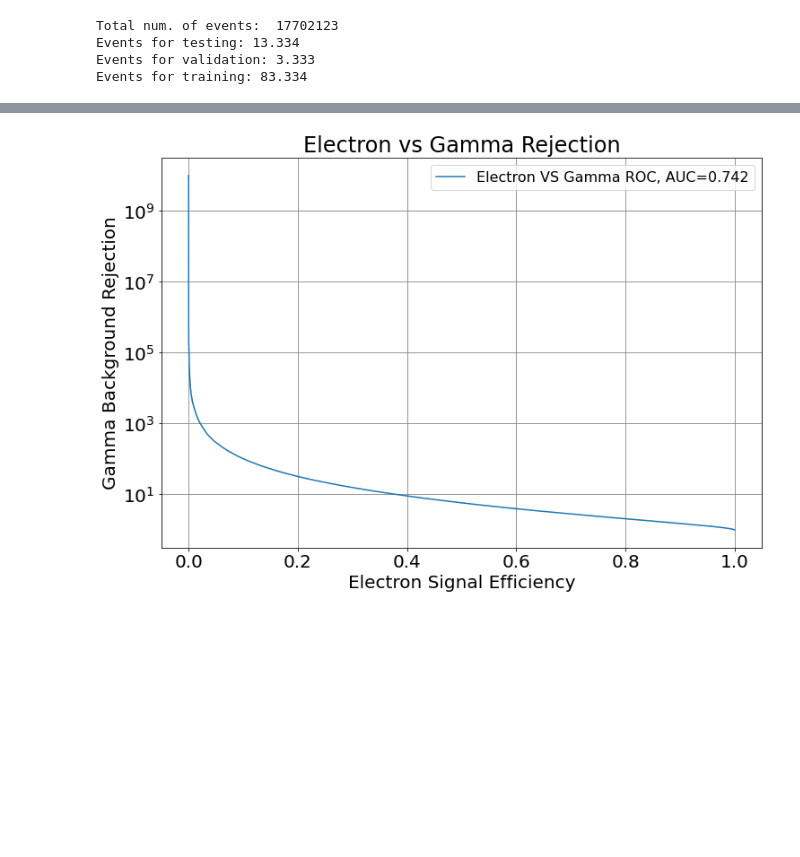
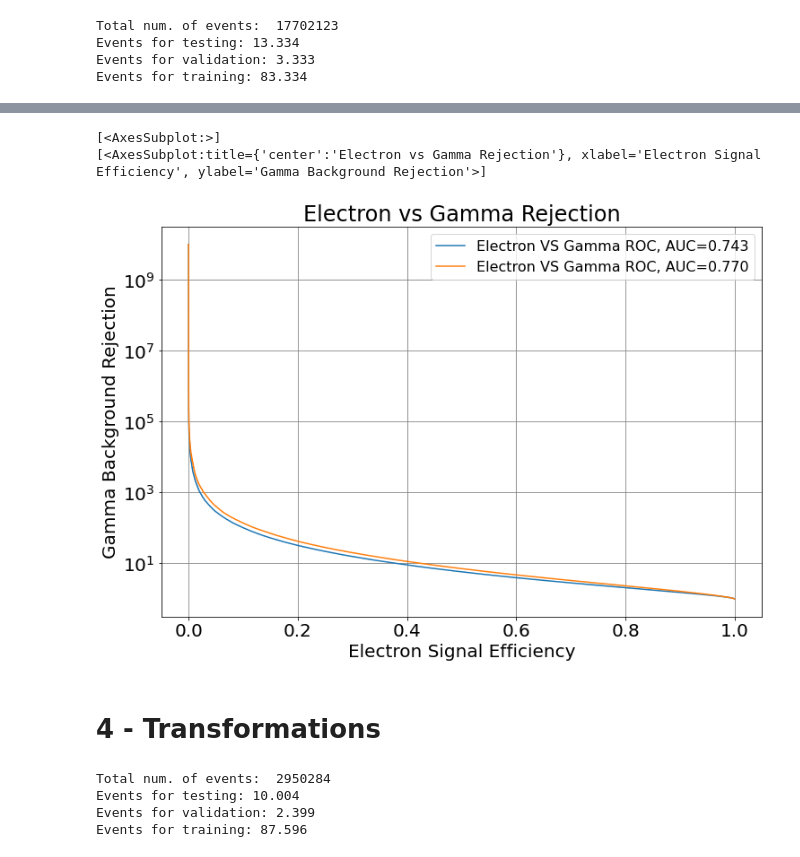
Before and after one commit to inakierregueab/WatChMaL, a Jupyter notebook: notebooks/time_as_channel/exploration_time.ipynb, the cells around one changed output, grey strips where cells are left out. Drawn from its saved outputs; the diff is of its cells as text; code cells hidden in the pictures; blank space fills up the shorter version.

```diff
--- a/notebooks/time_as_channel/exploration_time.ipynb
+++ b/notebooks/time_as_channel/exploration_time.ipynb
@@ -144,7 +144,7 @@ Events for testing: 13.334
 Events for validation: 3.333
 Events for training: 83.334
 # %%
-modes = ['Qu']
+modes = ['Qu','Q+Ts','Q+T','Quo','Qs+Ts']
 # %%
 results = []
 for mode in modes:
@@ -204,5 +203,20 @@ plot_classifier_response(softmax, labels, ['Gamma', 'Electron'], label_dict)
 # %%
-fpr, tpr, thr = compute_roc(softmax, labels, 1, 0)
-plot_roc(fpr, tpr, thr, 'Electron', 'Gamma', fig_list=[1], show=True)
+sf = []
+mlabels = []
+
+models_to_roc = ['Quo', 'Q+Ts']
+
+for mode in models_to_roc:
+    sf.append(np.load(base_path+mode+'/softmax.npy'))
+    mlabels.append(labels)
+
+label_dict = {'gamma':0, 'electron':1}
+
+fprs, tprs, thrs = multi_compute_roc(sf, mlabels, 1, 0)
+multi_plot_roc(fprs, tprs, thrs, 'Electron', 'Gamma', fig_list=[1], show=True)
 # %% [output]
+[<AxesSubplot:>]
+[<AxesSubplot:title={'center':'Electron vs Gamma Rejection'}, xlabel='Electron Signal Efficiency', ylabel='Gamma Background Rejection'>]
-[figure, old version]
+[figure, new version]
+# %% [markdown]
+# 4 - Transformations
@@ -208,0 +229,7 @@ plot_roc(fpr, tpr, thr, 'Electron', 'Gamma', fig_list=[1], show=True)
+# %%
+data_splitting(split_idxs)
+# %% [output]
+Total num. of events:  2950284
+Events for testing: 10.004
+Events for validation: 2.399
+Events for training: 87.596
```
Also changed, not shown: parts of 15 cells of this notebook, 2 other files.
